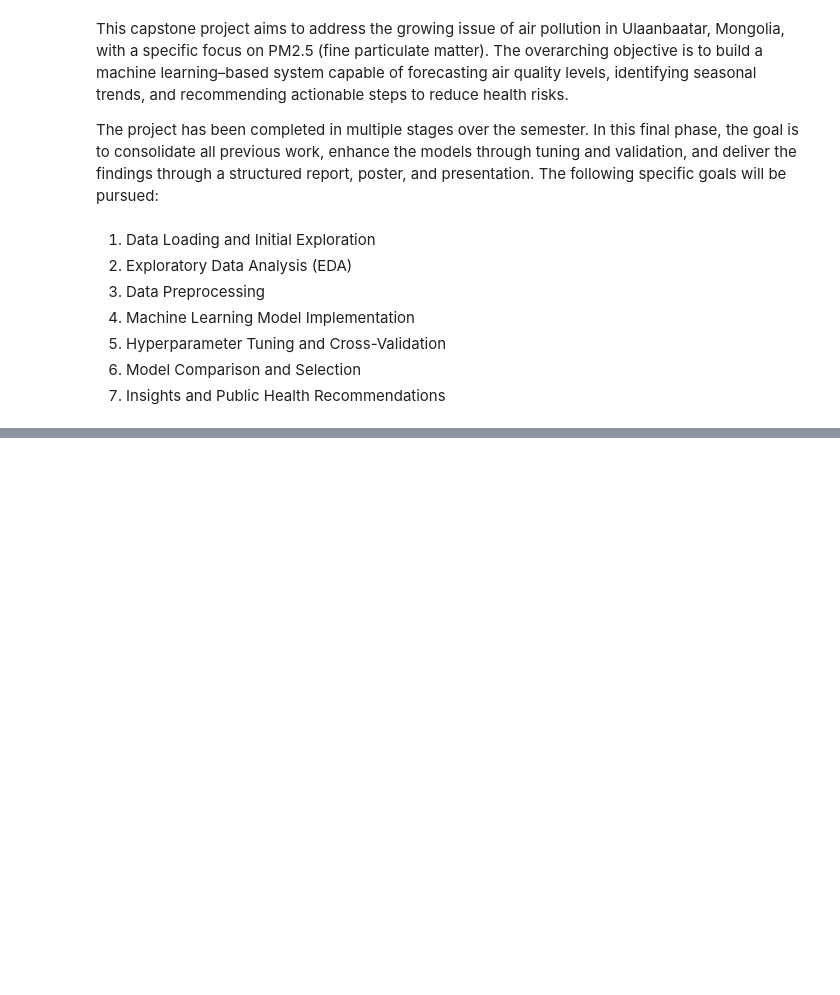
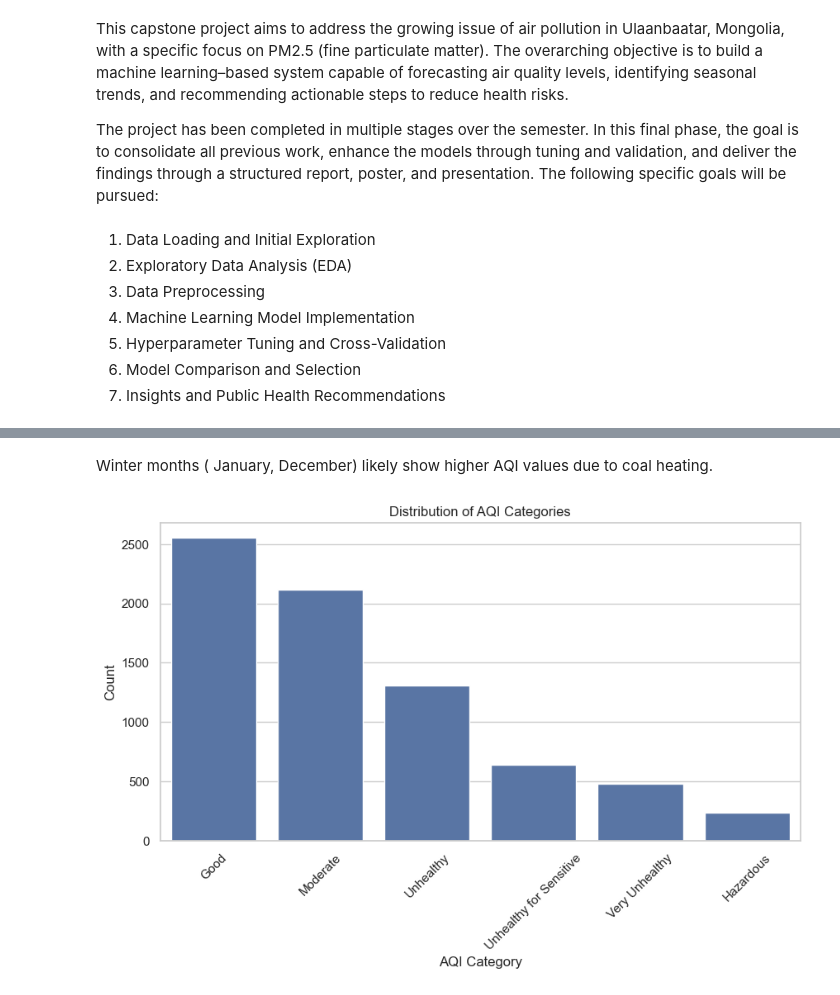
Before and after one commit to CCT-Dublin/capstone-project-Nomin1016, a Jupyter notebook: Nomin_CA3_StrategicThinking.ipynb, the cells around one changed output, grey strips where cells are left out. Drawn from its saved outputs; the diff is of its cells as text; code cells hidden in the pictures; blank space fills up the shorter version.

```diff
--- a/Nomin_CA3_StrategicThinking.ipynb
+++ b/Nomin_CA3_StrategicThinking.ipynb
@@ -40,0 +210,30 @@ df.head()
+# %% [markdown]
+Winter months ( January, December) likely show higher AQI values due to coal heating.
+# %%
+# If not already categorized
+def categorize_aqi(aqi):
+    if aqi <= 50:
+        return 'Good'
+    elif aqi <= 100:
+        return 'Moderate'
+    elif aqi <= 150:
+        return 'Unhealthy for Sensitive'
+    elif aqi <= 200:
+        return 'Unhealthy'
+    elif aqi <= 300:
+        return 'Very Unhealthy'
+    else:
+        return 'Hazardous'
+
+df['AQI Category'] = df['AQI'].apply(categorize_aqi)
+
+# Now plot
+plt.figure(figsize=(10,5))
+sns.countplot(x='AQI Category', data=df, order=df['AQI Category'].value_counts().index)
+plt.title('Distribution of AQI Categories')
+plt.ylabel('Count')
+plt.xlabel('AQI Category')
+plt.xticks(rotation=45)
+plt.show()
+# %% [output]
+[figure, added]
```
Also changed, not shown: parts of 34 cells of this notebook.
